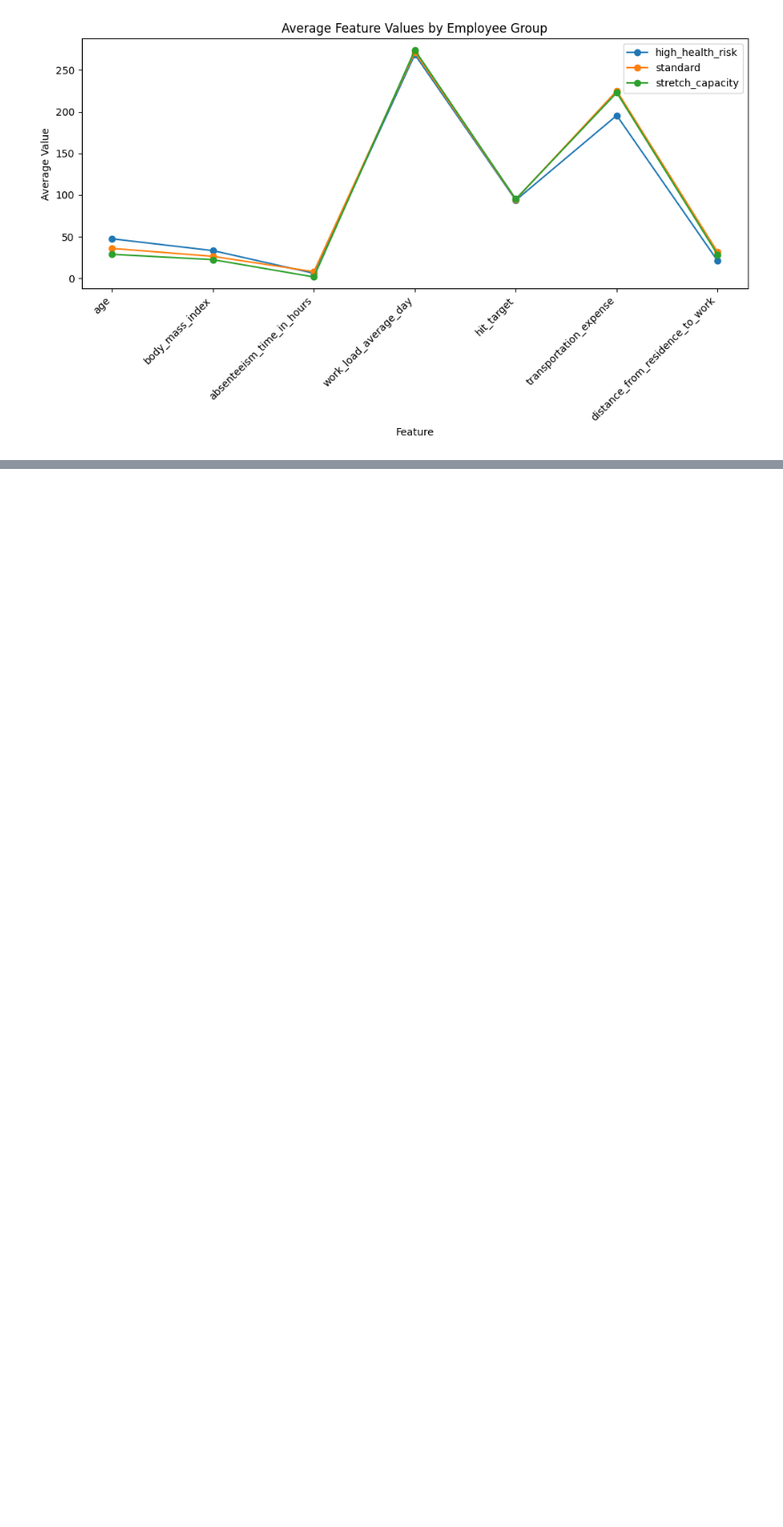
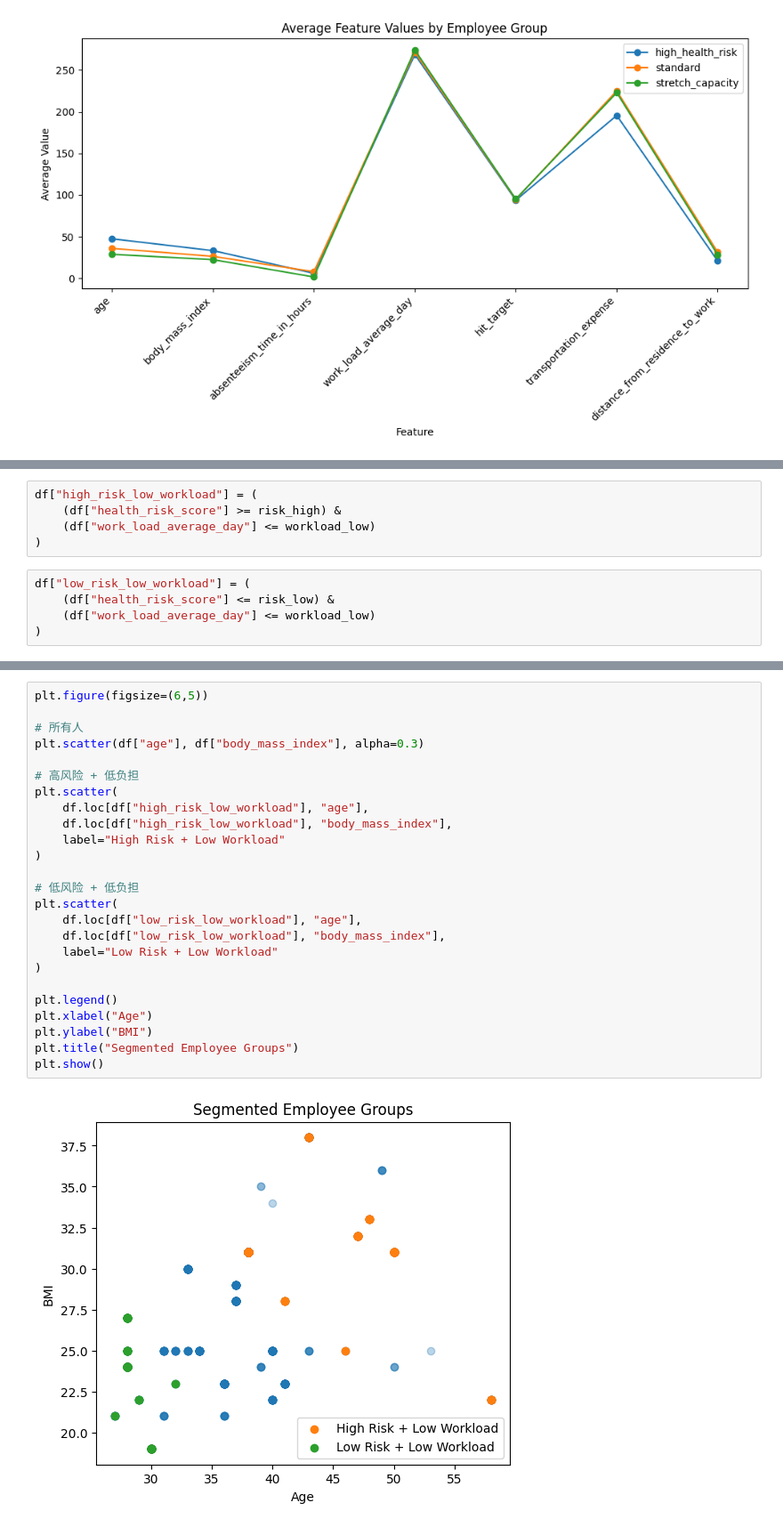
Before and after one commit to mwhalen805/SI-568-Project3, a Jupyter notebook: dataexploration.ipynb, the cells around one changed output, grey strips where cells are left out. Shown at 89% size. Saved outputs shown, nothing was run; the diff lists cells and outputs as text; blank space fills up the shorter version.

```diff
--- a/dataexploration.ipynb
+++ b/dataexploration.ipynb
@@ -332,0 +441,10 @@ plt.show()
+# %%
+df["high_risk_low_workload"] = (
+    (df["health_risk_score"] >= risk_high) &
+    (df["work_load_average_day"] <= workload_low)
+)
+# %%
+df["low_risk_low_workload"] = (
+    (df["health_risk_score"] <= risk_low) &
+    (df["work_load_average_day"] <= workload_low)
+)
@@ -332,0 +457,27 @@ plt.show()
+# %%
+plt.figure(figsize=(6,5))
+
+# 所有人
+plt.scatter(df["age"], df["body_mass_index"], alpha=0.3)
+
+# 高风险 + 低负担
+plt.scatter(
+    df.loc[df["high_risk_low_workload"], "age"],
+    df.loc[df["high_risk_low_workload"], "body_mass_index"],
+    label="High Risk + Low Workload"
+)
+
+# 低风险 + 低负担
+plt.scatter(
+    df.loc[df["low_risk_low_workload"], "age"],
+    df.loc[df["low_risk_low_workload"], "body_mass_index"],
+    label="Low Risk + Low Workload"
+)
+
+plt.legend()
+plt.xlabel("Age")
+plt.ylabel("BMI")
+plt.title("Segmented Employee Groups")
+plt.show()
+# %% [output]
+[figure, added]
```
Also changed, not shown: parts of 14 cells of this notebook.
